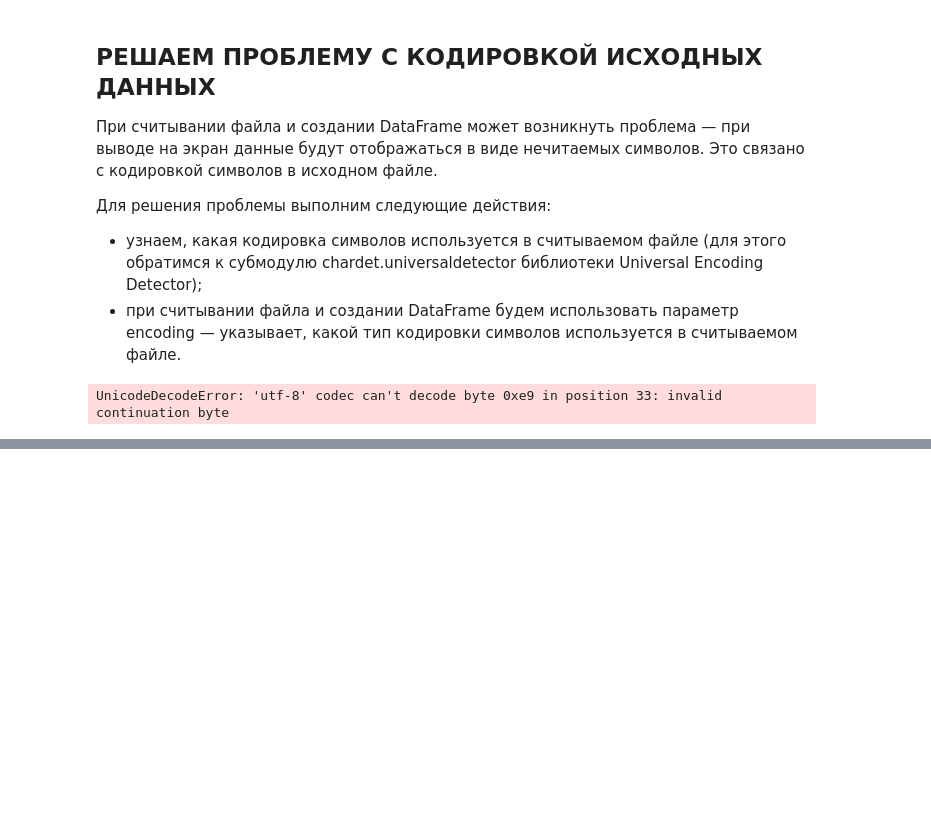
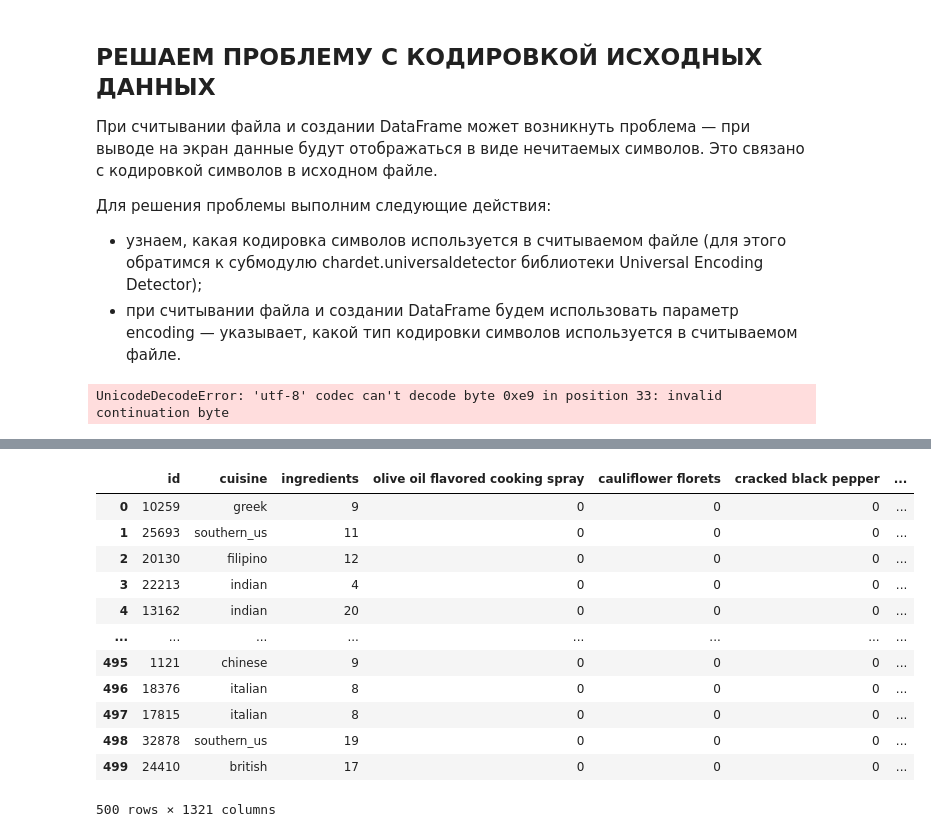
Before and after one commit to GalaFedorova/SkillFactory2, a Jupyter notebook: SF_DST/2_1_Python-16/DST_import.ipynb, the cells around one changed output, grey strips where cells are left out. Cells and saved outputs as stored; diff of their text form; code cells hidden in the pictures; blank space fills up the shorter version.

```diff
--- a/SF_DST/2_1_Python-16/DST_import.ipynb
+++ b/SF_DST/2_1_Python-16/DST_import.ipynb
@@ -99,0 +419,9 @@ ModuleNotFoundError: No module named 'chardet'
+# %%
+import json # Импортируем модуль json
+from pprint import pprint # Импортируем функцию pprint()
+import pandas as pd # Импортируем модуль pandas
+
+with open('recipes.json') as f: # Открываем файл и связываем его с объектом "f"
+    recipes = json.load(f) # Загружаем содержимое открытого файла в переменную recipes
+df = pd.DataFrame(recipes) # Создаём объект DataFrame из списка recipes
+display(df.head()) # Выводим на экран первые строки полученного DataFrame
@@ -99,0 +476,9 @@ ModuleNotFoundError: No module named 'chardet'
+# %%
+#  6.4 Создайте реестр уникальных ингредиентов all_ingredients,
+# который будет использоваться на втором этапе.
+# Какое количество уникальных ингредиентов в нашем DataFrame?
+all_ingredients = set()
+for el in df['ingredients']:
+    all_ingredients.update(set(el))
+
+#print(list(all_ingredients))
@@ -99,0 +491,36 @@ ModuleNotFoundError: No module named 'chardet'
+# %%
+def contains(ingredient_list): # Определяем имя функции и передаваемые аргументы
+    if ingredient_name in ingredient_list: # Если ингредиент есть в текущем блюде,
+        return 1 # возвращаем значение 1
+    else: # Если ингредиента нет в текущем блюде,
+        return 0 # возвращаем значение 0
+# %%
+# Осталось лишь перебрать все ингредиенты из ранее созданного реестра all_ingredients
+# с помощью цикла  for  и создать в DataFrame столбец с соответствующим названием,
+# заполнив его единицами и нулями.
+# Для этого применим к DataFrame, а точнее, к столбцу ingredients функцию contains().
+
+#print(all_ingredients)
+for ingredient_name in all_ingredients:
+    df[ingredient_name]=df['ingredients'].apply(contains)
+# %%
+# В завершение изменим значение столбца ingredients —
+# вместо списка ингредиентов в каждом рецепте заполним столбец
+# данными о количестве ингредиентов в нём:
+
+df['ingredients'] = df['ingredients'].apply(len) # Заменяем список ингредиентов в рецепте на их количество
+display(df) # Выводим содержимое полученного DataFrame на экран
+# %% [output]
+|  | id | cuisine | ingredients | olive oil flavored cooking spray | cauliflower florets | cracked black pepper | ... |
+| 0 | 10259 | greek | 9 | 0 | 0 | 0 | ... |
+| 1 | 25693 | southern_us | 11 | 0 | 0 | 0 | ... |
+| 2 | 20130 | filipino | 12 | 0 | 0 | 0 | ... |
+| 3 | 22213 | indian | 4 | 0 | 0 | 0 | ... |
+| 4 | 13162 | indian | 20 | 0 | 0 | 0 | ... |
+| ... | ... | ... | ... | ... | ... | ... | ... |
+| 495 | 1121 | chinese | 9 | 0 | 0 | 0 | ... |
+| 496 | 18376 | italian | 8 | 0 | 0 | 0 | ... |
+| 497 | 17815 | italian | 8 | 0 | 0 | 0 | ... |
+| 498 | 32878 | southern_us | 19 | 0 | 0 | 0 | ... |
+| 499 | 24410 | british | 17 | 0 | 0 | 0 | ... |
+500 rows × 1321 columns
```
Also changed, not shown: parts of 87 cells of this notebook, 15 other files.
